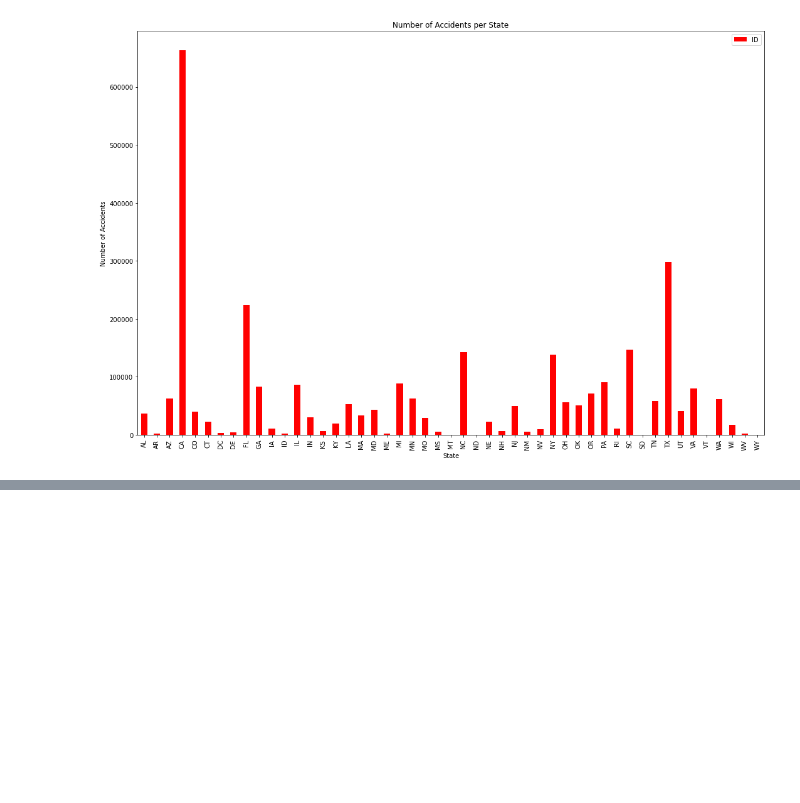
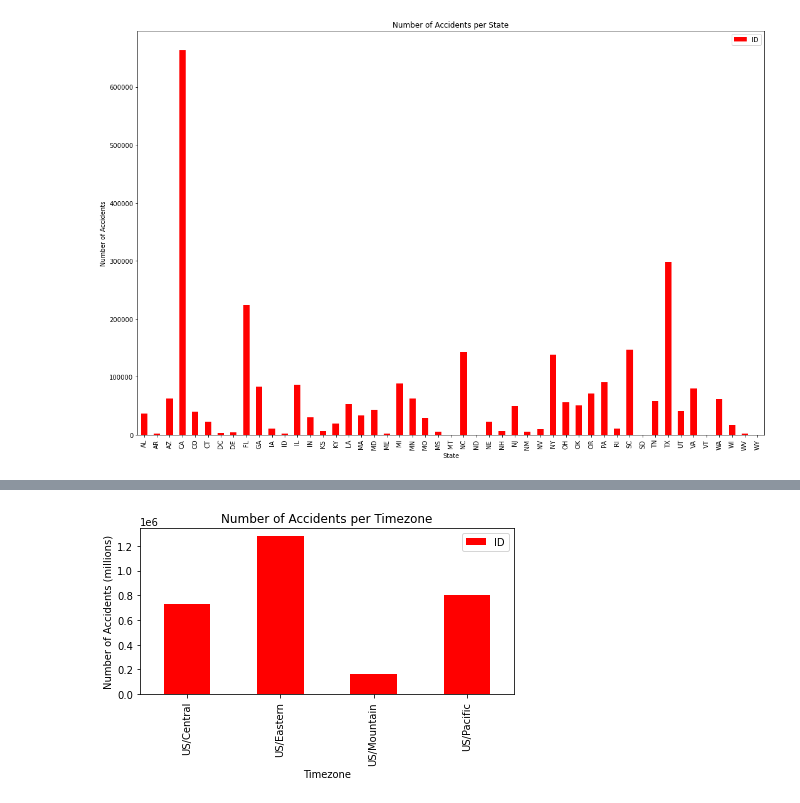
Before and after one commit to mseidenberg13/team_4_project, a Jupyter notebook: loc_analysis.ipynb, the cells around one changed output, grey strips where cells are left out. Drawn from its saved outputs; the diff is of its cells as text; code cells hidden in the pictures; blank space fills up the shorter version.

Commit message:
Changed point radius, added timezone chart

```diff
--- a/loc_analysis.ipynb
+++ b/loc_analysis.ipynb
@@ -118,3 +116,9 @@ plt.savefig(r'C:\Users\mseid\UCBWork\team_4_project\output\accidents_per_state.p
 plt.show()
 # %% [output]
 [figure]
+# %%
+loc_grouped = pd.DataFrame(loc_data.groupby(["Timezone"]).count()).reset_index()
+loc_timezone = loc_grouped[["Timezone", "ID"]]
+loc_timezone = loc_timezone.set_index("Timezone")
+
+loc_timezone.head()
@@ -121,3 +132,12 @@ plt.show()
+# %%
+loc_timezone.plot(kind="bar", color="r", title="Number of Accidents per Timezone")
+plt.ylabel("Number of Accidents (millions)")
+
+plt.tight_layout()
+plt.savefig(r'C:\Users\mseid\UCBWork\team_4_project\output\accidents_per_timezone.png')
+plt.show()
+# %% [output]
+[figure, added]
 # %%
 gmaps.configure(api_key=g_key)
 coords = loc_data[["Latitude", "Longitude"]]
```
Also changed, not shown: parts of 3 cells of this notebook.
